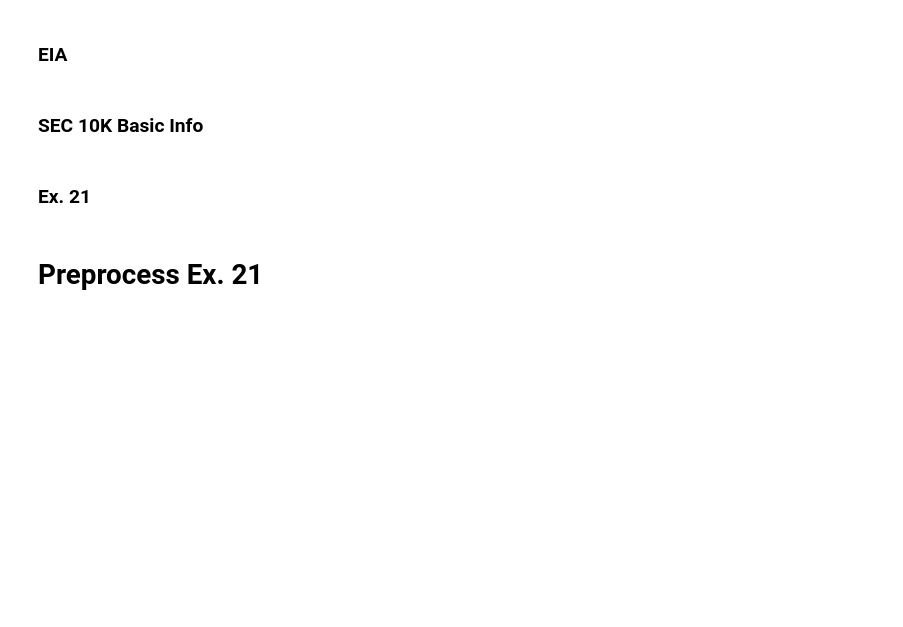
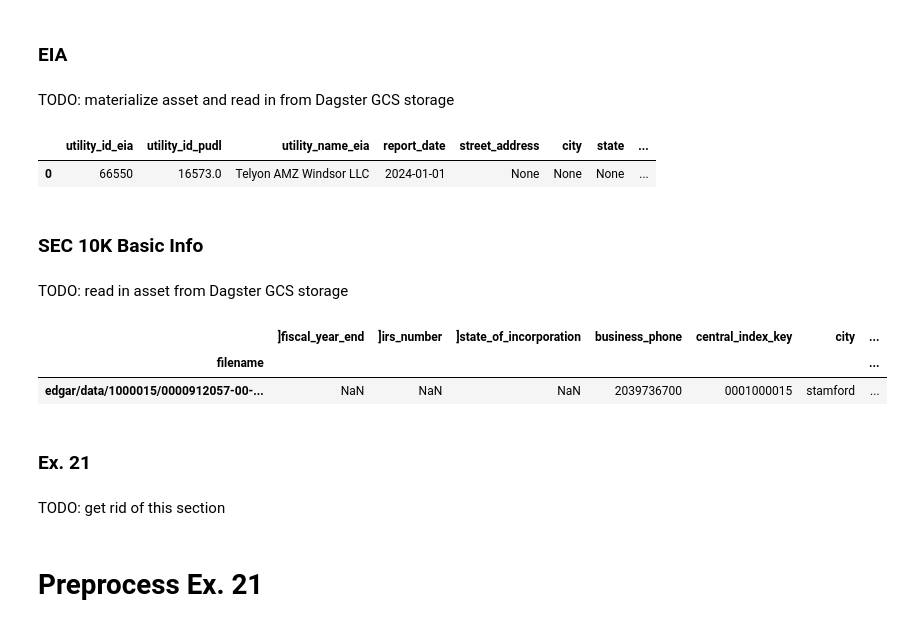
Before and after one commit to catalyst-cooperative/mozilla-sec-eia, a Jupyter notebook: notebooks/18-kl-splink-sec-eia.ipynb, the cells around one changed output. Saved outputs shown, nothing was run; the diff lists cells and outputs as text; code cells hidden in the pictures; blank space fills up the shorter version.

```diff
--- a/notebooks/18-kl-splink-sec-eia.ipynb
+++ b/notebooks/18-kl-splink-sec-eia.ipynb
@@ -62,0 +24,2 @@ eia_df = eia_df.dropna(subset="utility_name_eia")
+# %% [markdown]
+TODO: materialize asset and read in from Dagster GCS storage
@@ -63,5 +30,12 @@ eia_df = eia_df.dropna(subset="utility_name_eia")
+# %%
+eia_df.head(1)
+# %% [output]
+|  | utility_id_eia | utility_id_pudl | utility_name_eia | report_date | street_address | city | state | ... |
+| 0 | 66550 | 16573.0 | Telyon AMZ Windsor LLC | 2024-01-01 | None | None | None | ... |
 # %% [markdown]
 ### SEC 10K Basic Info
+# %% [markdown]
+TODO: read in asset from Dagster GCS storage
 # %%
 sec_path = UPath("gs://sec10k-outputs/v2/basic_10k_company_info")
 # %%
@@ -72,5 +46,11 @@ for file in sec_path.iterdir():
 # %%
 raw_sec_df = raw_sec_df.reset_index().pivot_table(values="value", index="filename", columns="key", aggfunc="first")
 raw_sec_df.columns.name = None
+# %%
+raw_sec_df.head(1)
+# %% [output]
+|  | ]fiscal_year_end | ]irs_number | ]state_of_incorporation | business_phone | central_index_key | city | ... |
+| filename |  |  |  |  |  |  | ... |
+| edgar/data/1000015/0000912057-00-... | NaN | NaN | NaN | 2039736700 | 0001000015 | stamford | ... |
 # %%
 sec_clean_df = prepare_sec10k_basic_info_df(raw_sec_df)
@@ -77,5 +59,7 @@ sec_clean_df = prepare_sec10k_basic_info_df(raw_sec_df)
 # %% [markdown]
 ### Ex. 21
+# %% [markdown]
+TODO: get rid of this section
 # %%
 ex21_path = UPath("gs://sec10k-outputs/v2/ex21_company_ownership_info")
 # %%
```
Also changed, not shown: parts of 42 cells of this notebook.
